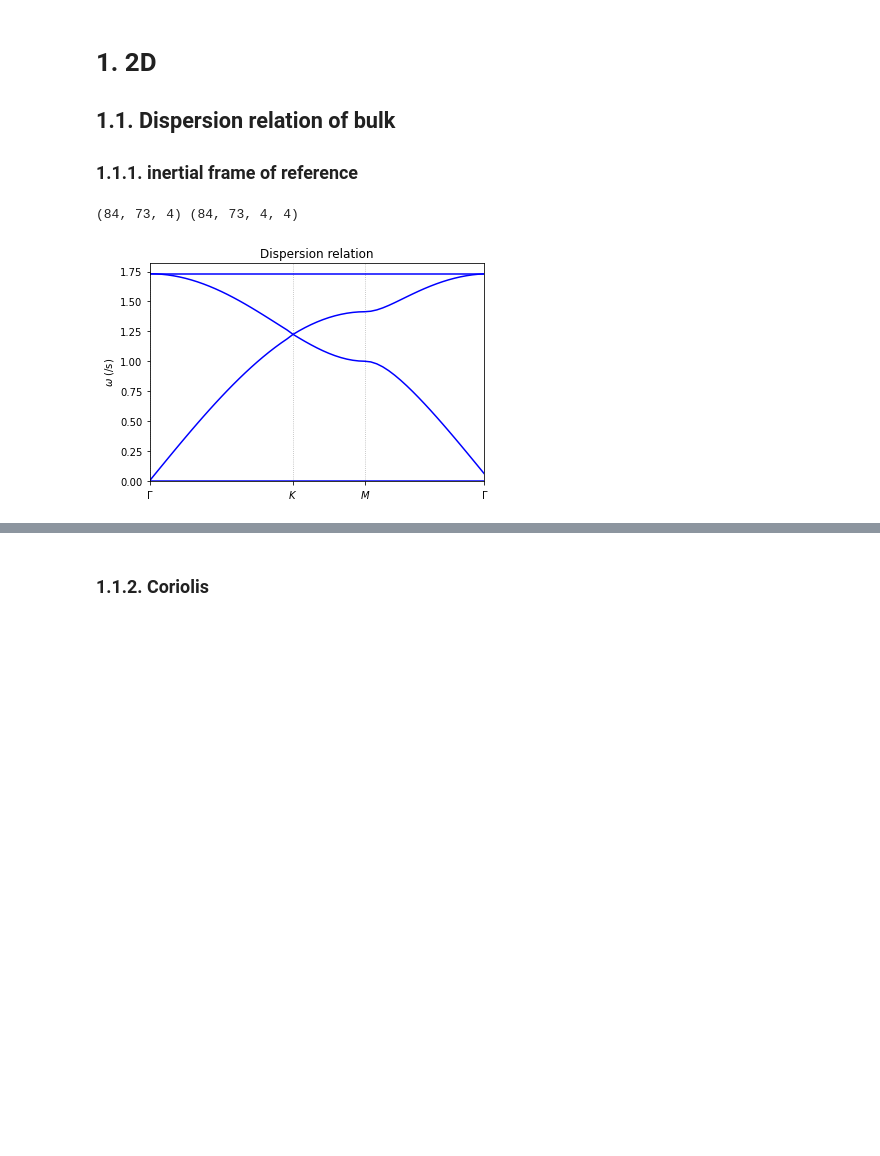
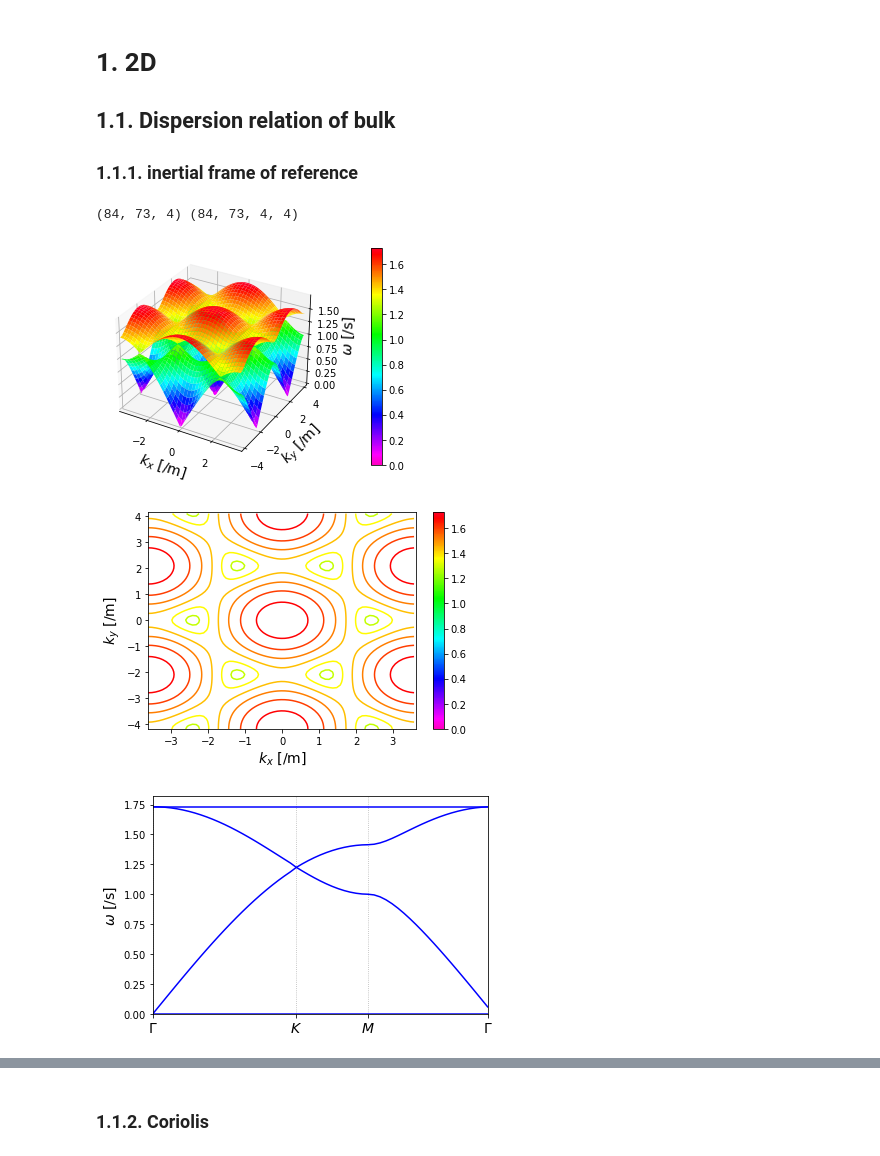
Before and after one commit to yoongun/topological-edge-modes-of-mechanical-lattice, a Jupyter notebook: temp.ipynb, the cells around one changed output, grey strips where cells are left out. Drawn from its saved outputs; the diff is of its cells as text; code cells hidden in the pictures; blank space fills up the shorter version.

```diff
--- a/temp.ipynb
+++ b/temp.ipynb
@@ -57,22 +57,21 @@ print(evals_all.shape, evecs_all.shape)
 import matplotlib.pyplot as plt
 fig = plt.figure()
 ax = fig.add_subplot(111, projection='3d')
-# ax = plt.axes(projection='3d')
 X, Y = np.meshgrid(kxs, kys)
 
 vmax = np.amax(np.sqrt(evals_all[:, :, 2]).real)
 ax.plot_surface(X, Y, np.sqrt(evals_all[:, :, 1]).real, vmin=0., vmax=vmax, cmap='gist_rainbow_r')
 p = ax.plot_surface(X, Y, np.sqrt(evals_all[:, :, 2]).real, vmin=0., vmax=vmax, cmap='gist_rainbow_r')
 
-ax.set_xlabel(r"$k_x$ (/m)")
+ax.set_xlabel(r"$k_x$ [/m]", fontsize=14)
 ax.set_xlim(-xw, xw)
-ax.set_ylabel(r"$k_y$ (/m)")
+ax.set_ylabel(r"$k_y$ [/m]", fontsize=14)
 ax.set_ylim(-yw, yw)
-ax.set_zlabel(r"$\omega$ (/s)")
+ax.set_zlabel(r"$\omega$ [/s]", fontsize=14)
 ax.set_zlim(0)
 
-fig.colorbar(p, pad=0.12)
-# fig.savefig("2d-dispersion.png")
+fig.colorbar(p, pad=0.15)
+# fig.savefig("2d-graphene-dispersion-3d.png")
 plt.show()
 
 
@@ -85,9 +84,9 @@ X, Y = np.meshgrid(kxs, kys)
 vmax = np.amax(np.sqrt(evals_all[:, :, 2]).real)
 cs = plt.contour(X, Y, np.sqrt(evals_all[:, :, 2]).real, vmin=0., vmax=vmax, cmap='gist_rainbow_r')
 
-plt.xlabel(r"$k_x$ (/m)")
+plt.xlabel(r"$k_x$ [/m]",  fontsize=14)
 plt.xlim(-xw, xw)
-plt.ylabel(r"$k_y$ (/m)")
+plt.ylabel(r"$k_y$ [/m]", fontsize=14)
 plt.ylim(-yw, yw)
 
 
@@ -95,7 +94,7 @@ norm= colors.Normalize(vmin=0., vmax=vmax)
 sm = plt.cm.ScalarMappable(norm=norm, cmap=cs.cmap)
 sm.set_array([])
 fig.colorbar(sm)
-# fig.savefig("2d-dispersion.png")
+# fig.savefig("2d-graphene-dispersion-contour.png")
 plt.show()
 
 
@@ -134,39 +133,39 @@ for ky, kx in zip(kys, kxs):
     k = np.array([kx, ky])
     p = np.exp(1.j * k.dot(a1))
     s = np.exp(1.j * k.dot(a2))
     H = w0**2 * np.vstack([
         np.hstack([R11 + R22 + R33, -(R11 + R22 * p.conj() + R33 * s.conj())]),
-        np.hstack([-(R11 + R22 * p + R33 * s) ,R11 + R22 + R33]),
+        np.hstack([-(R11 + R22 * p + R33 * s), R11 + R22 + R33]),
     ])
-    evals, evecs = la.eigh(H)
+    evals, evecs = la.eig(H)
     idcs = np.argsort(evals)
     evals, evecs = evals[idcs], evecs[idcs]
     evals_all.append(evals)
 evals_all = np.array(evals_all, dtype=np.complex128)
 
 
 import matplotlib.pyplot as plt
-# fig = plt.figure()
+fig = plt.figure()
 dr = np.arange(0, precision * len(kxs), precision)
 for i in range(4):
     plt.plot(dr, np.sqrt(evals_all[:, i]).real, color='blue')
-plt.title("Dispersion relation")
 
 xticks = [
     0,
     num_gk * precision,
     num_gk * precision + num_km * precision,
     num_gk * precision + num_km * precision + (num_mg - 1) * precision
 ]
 xlabels = [r"$\Gamma$", r"$K$", r"$M$", r"$\Gamma$"]
-plt.xticks(xticks, xlabels)
-plt.xlabel(r"")
+plt.xticks(xticks, xlabels, fontsize=14)
 plt.grid(axis='x', linestyle='dotted')
 plt.xlim(0, max(dr))
-plt.ylabel(r"$\omega$ (/s)")
+plt.ylabel(r"$\omega$ [/s]", fontsize=14)
 plt.ylim(0)
 plt.show()
-# fig.savefig("1d-dispersion.png")
+# fig.savefig("2d-graphene-dispersion.png")
 # %% [output]
 (84, 73, 4) (84, 73, 4, 4)
-[figure, old version]
+[figure, new version]
+[figure, added]
+[figure, added]
```
Also changed, not shown: parts of 10 cells of this notebook, 7 other files.
